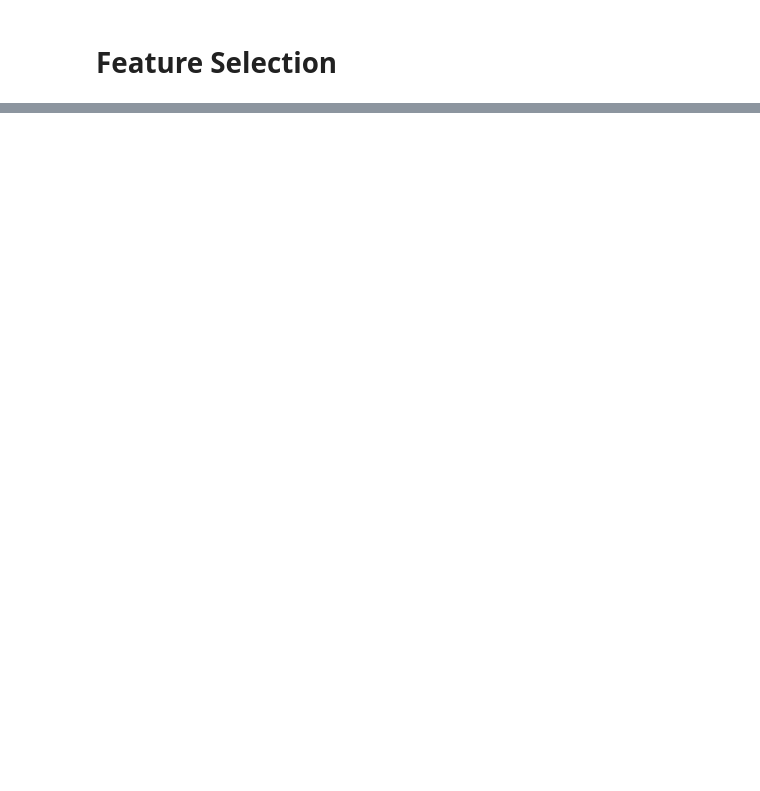
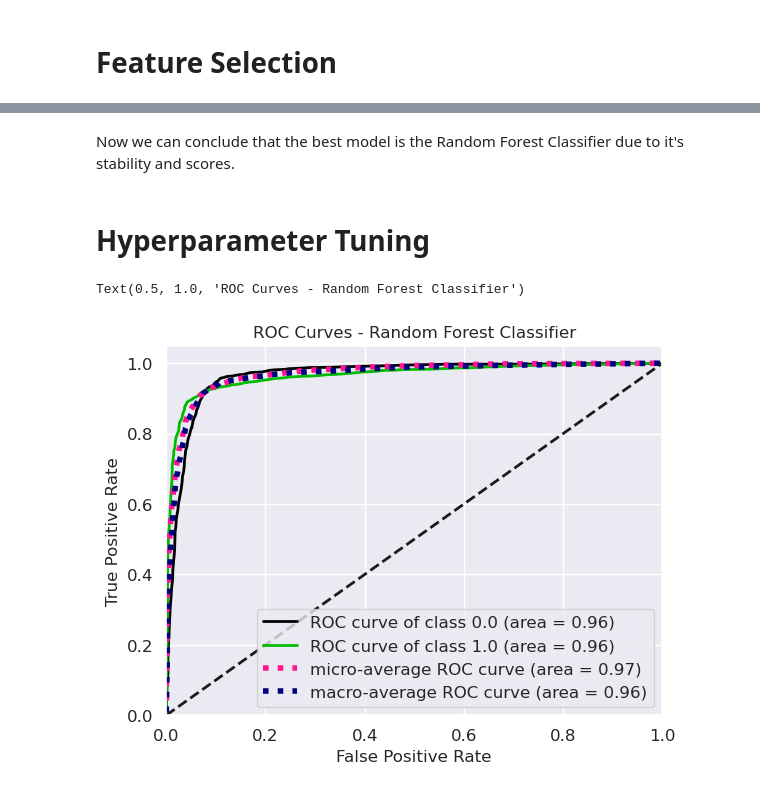
Before and after one commit to grumpycatyo-collab/ubiquitous-test, a Jupyter notebook: main.ipynb, the cells around one changed output, grey strips where cells are left out. Cells and saved outputs as stored; diff of their text form; code cells hidden in the pictures; blank space fills up the shorter version.

```diff
--- a/main.ipynb
+++ b/main.ipynb
@@ -448,0 +548,22 @@ plt.show()
+# %% [markdown]
+Now we can conclude that the best model is the Random Forest Classifier due to it's stability and scores.
+# %% [markdown]
+# Hyperparameter Tuning
+# %%
+import scikitplot as skplt
+import numpy as np
+from sklearn.ensemble import RandomForestClassifier
+rf_classifier = RandomForestClassifier()
+
+X_train, X_test, y_train, y_test = train_test_split(X_res, y_res, test_size=0.2, random_state=42)
+
+cl_model = rf_classifier.fit(X_train,y_train)
+y_pred = cl_model.predict(X_test)
+y_pred_proba = cl_model.predict_proba(X_test)
+
+
+plot = skplt.metrics.plot_roc(y_test, y_pred_proba)
+plt.title("ROC Curves - Random Forest Classifier")
+# %% [output]
+Text(0.5, 1.0, 'ROC Curves - Random Forest Classifier')
+[figure, added]
```
Also changed, not shown: parts of 22 cells of this notebook, 2 other files.
